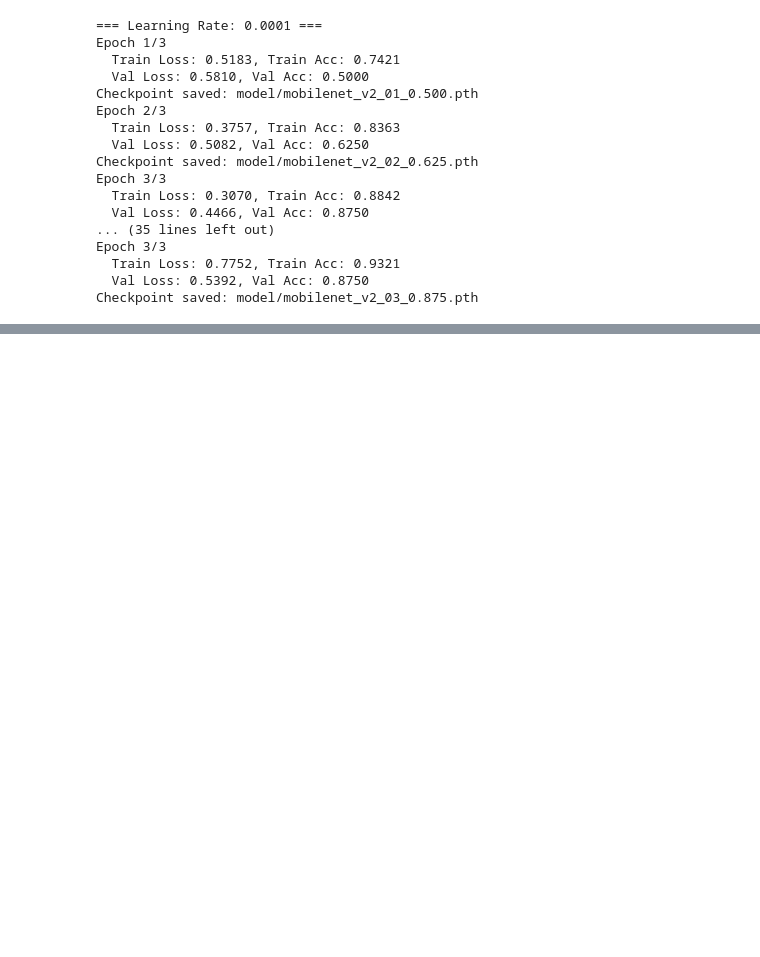
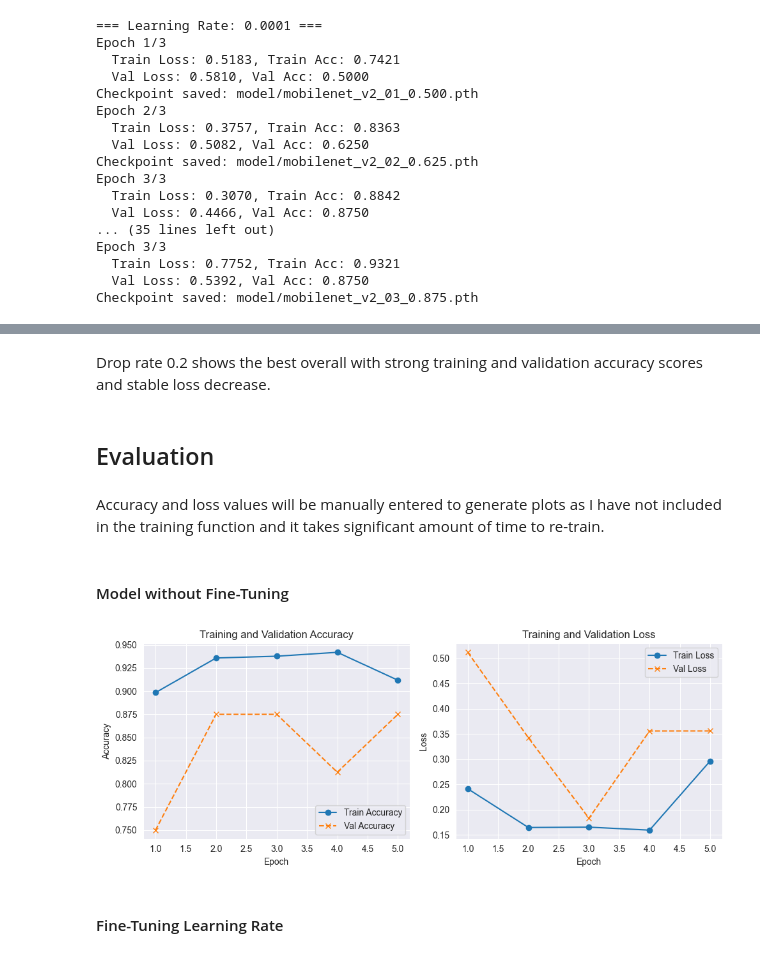
Before and after one commit to CarlosKim94/pneumonia_detection, a Jupyter notebook: pneumonia_detection.ipynb, the cells around one changed output, grey strips where cells are left out. Cells and saved outputs as stored; diff of their text form; code cells hidden in the pictures; blank space fills up the shorter version.

Commit message:
complete training and evaluation

```diff
--- a/pneumonia_detection.ipynb
+++ b/pneumonia_detection.ipynb
@@ -400,0 +480,43 @@ Checkpoint saved: model/mobilenet_v2_03_0.875.pth
+# %% [markdown]
+Drop rate 0.2 shows the best overall with strong training and validation accuracy scores and stable loss decrease.
+# %% [markdown]
+## Evaluation
+# %% [markdown]
+Accuracy and loss values will be manually entered to generate plots as I have not included in the training function and it takes significant amount of time to re-train.
+# %% [markdown]
+#### Model without Fine-Tuning
+# %%
+epochs = [1, 2, 3, 4, 5]
+
+history = {
+        "train_loss": [0.2413, 0.1646, 0.1653, 0.1594, 0.2963],
+        "val_loss":   [0.5116, 0.3424, 0.1829, 0.3558, 0.3559],
+        "train_acc":  [0.8984, 0.9358, 0.9377, 0.9419, 0.9118],
+        "val_acc":    [0.7500, 0.8750, 0.8750, 0.8125, 0.8750],
+        }
+fig, axes = plt.subplots(1, 2, figsize=(10, 4))
+
+# ---- Accuracy plot ----
+axes[0].plot(epochs, history["train_acc"], marker="o", label="Train Accuracy")
+axes[0].plot(epochs, history["val_acc"], marker="x", linestyle="--", label="Val Accuracy")
+axes[0].set_xlabel("Epoch")
+axes[0].set_ylabel("Accuracy")
+axes[0].set_title("Training and Validation Accuracy")
+axes[0].legend()
+axes[0].grid(True)
+
+# ---- Loss plot ----
+axes[1].plot(epochs, history["train_loss"], marker="o", label="Train Loss")
+axes[1].plot(epochs, history["val_loss"], marker="x", linestyle="--", label="Val Loss")
+axes[1].set_xlabel("Epoch")
+axes[1].set_ylabel("Loss")
+axes[1].set_title("Training and Validation Loss")
+axes[1].legend()
+axes[1].grid(True)
+
+plt.tight_layout()
+plt.show()
+# %% [output]
+[figure, added]
+# %% [markdown]
+#### Fine-Tuning Learning Rate
```
Also changed, not shown: parts of 12 cells of this notebook, 9 other files.
